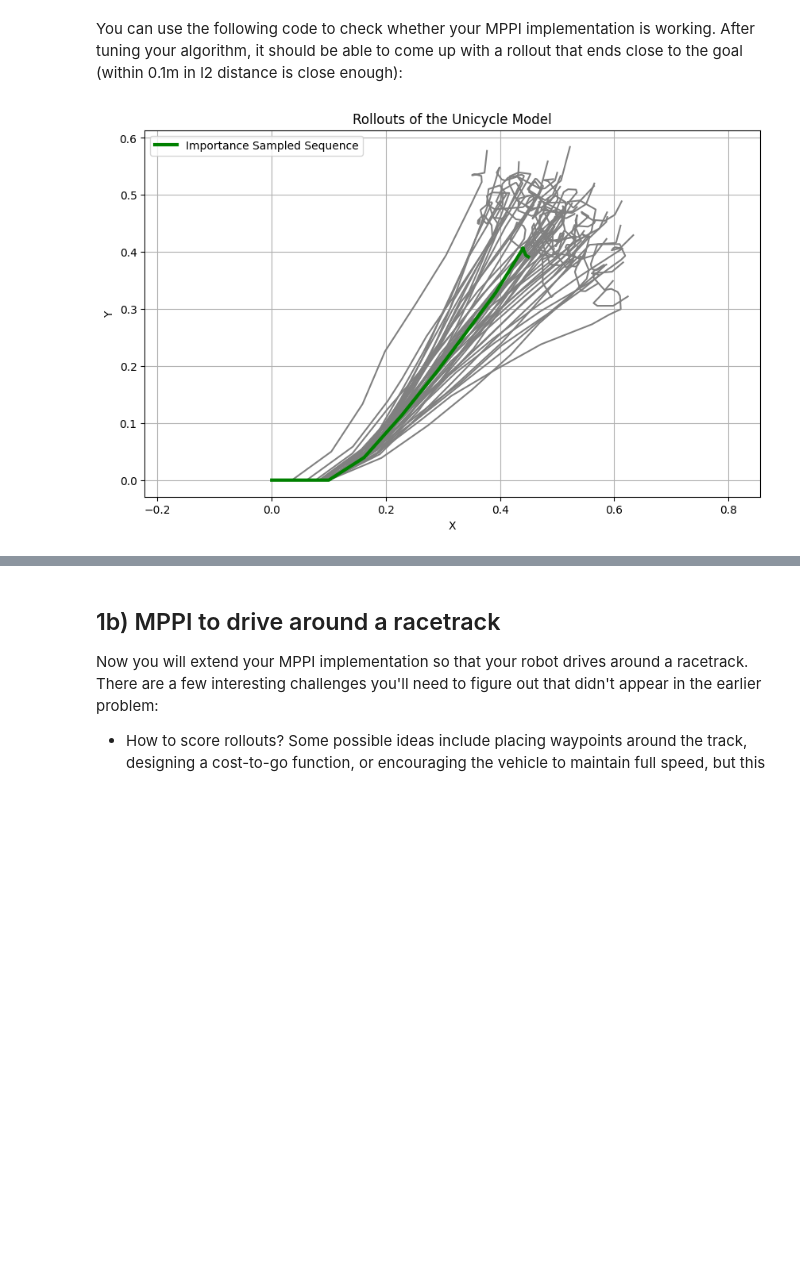
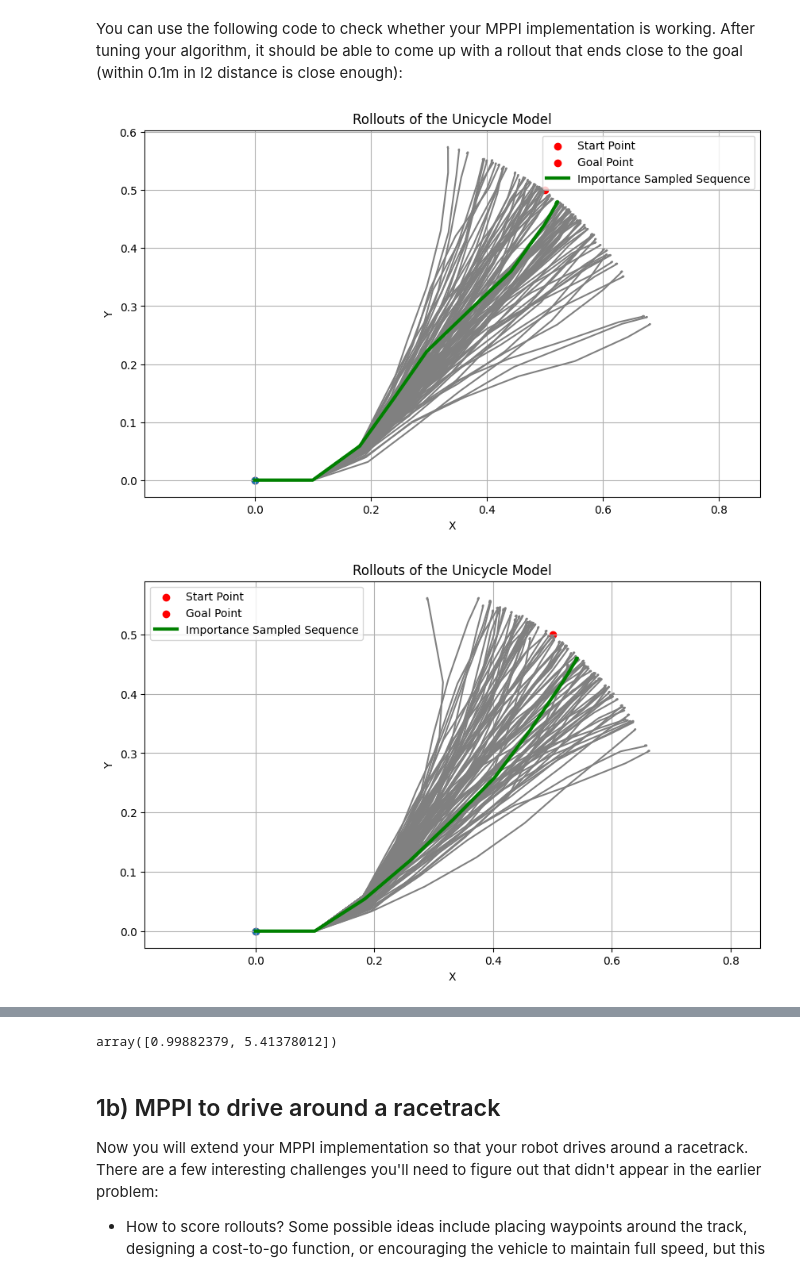
Before and after one commit to rohith-poola/MR, a Jupyter notebook: A2/MR_HW2.ipynb, the cells around one changed output, grey strips where cells are left out. Drawn from its saved outputs; the diff is of its cells as text; code cells hidden in the pictures; blank space fills up the shorter version.

```diff
--- a/A2/MR_HW2.ipynb
+++ b/A2/MR_HW2.ipynb
@@ -70,11 +71,14 @@ env = gymnasium.make("gym_neu_racing/NEUEmptyWorld-v0")
 env = StateFeedbackWrapper(env)
 # %%
 # Function to plot the rollouts
-def plot_rollouts(state, rollouts, opt_seq, dt):
+def plot_rollouts(state, goal, rollouts, opt_seq, dt):
     x0, y0, theta0 = state
     np.append(rollouts, opt_seq)
 
     plt.figure(figsize=(10, 6))
+    plt.scatter(x0, y0, color='red', label='Start Point')  # Point 1 in blue
+    plt.scatter(goal[0], goal[1], color='red', label='Goal Point')
+    plt.scatter(x0, y0, )
     for i, rollout in enumerate(rollouts):
         x, y, theta = x0, y0, theta0
         xs, ys = [x], [y]
@@ -107,12 +111,13 @@ class MPPI:
         """ Your implementation here """
         self.motion_model = motion_model
         self.v_max = 1.0        # Linear Velocity max
-        self.H = 20              # Horizon Length
+        self.H = 15              # Horizon Length
         self.dt = 0.1           # Time Steps
-        self.N = 50            # Number of Rollouts
-        self.w_sig = 0.785        # Deviation for Noise
-        self.v_sig = 0.2
+        self.N = 100            # Number of Rollouts
+        self.w_sig = 1.045        # Deviation for Noise
+        self.v_sig = 0.001
         self.lmda = 0.1
+        self.itr = 0
 
         #raise NotImplementedError
 
@@ -136,7 +141,7 @@ class MPPI:
             y += v * np.sin(theta) * self.dt
             theta += w * self.dt
 
-        return nominal_seq
+        return np.array(nominal_seq, dtype=float)
 
     # Function to generate multiple rollouts from nominal sequence
     def get_rollouts(self, nominal_seq):
@@ -187,13 +192,15 @@ class MPPI:
         v = self.v_max
         w = 0
         nominal_seq = self.get_nominal_seq(initial_state, goal_pos)
-        rollouts = self.get_rollouts(nominal_seq)
-        scores = np.array([self.cost_function(initial_state, goal_pos, seq) for seq in rollouts])
-        ctrl_seq = self.update_control(nominal_seq, rollouts, scores)
-        plot_rollouts(initial_state, rollouts, ctrl_seq, self.dt)
+        for i in range(6):
+            rollouts = self.get_rollouts(nominal_seq)
+            scores = np.array([self.cost_function(initial_state, goal_pos, seq) for seq in rollouts])
+            ctrl_seq = self.update_control(nominal_seq, rollouts, scores)
+            nominal_seq = ctrl_seq
+            plot_rollouts(initial_state, goal_pos, rollouts, ctrl_seq, self.dt)
 
         action = np.array(ctrl_seq[0])
-        # print(action)
+        # print(f"Sampled Control Sequence: \n {ctrl_seq} ")
         # raise NotImplementedError
         return action
 # %% [markdown]
@@ -201,17 +208,19 @@ You can use the following code to check whether your MPPI implementation is work
 # %%
 # Initialize the environment (and set random seed so any randomness is repeatable)
 np.random.seed(0)
 obs, _ = env.reset()
 
 # Set the starting state (x, y, theta) and goal position (x, y).
 initial_state = np.array([0.0, 0.0, 0.0])
 goal_pos = np.array([0.5, 0.5])
 
 # Instantiate your contoller class
 controller = MPPI()
 
 # Run your control algorithm for 1 step. We'll worry about running your
 # algorithm in closed-loop in later parts of the assignment.
-action = controller.get_action(initial_state, goal_pos)
+
+controller.get_action(initial_state, goal_pos)
 # %% [output]
-[figure, old version]
+[figure, new version]
+[figure, added]
@@ -218,3 +231,4 @@ action = controller.get_action(initial_state, goal_pos)
+array([0.99882379, 5.41378012])
 # %% [markdown]
 ## 1b) MPPI to drive around a racetrack
 
```
Also changed, not shown: parts of 9 cells of this notebook, 2 other files.
